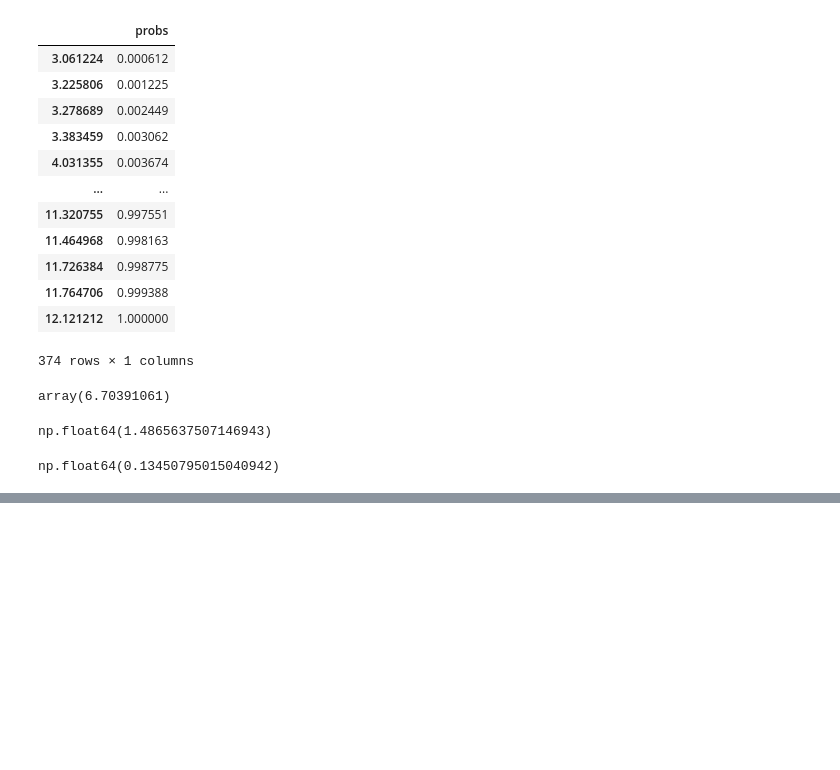
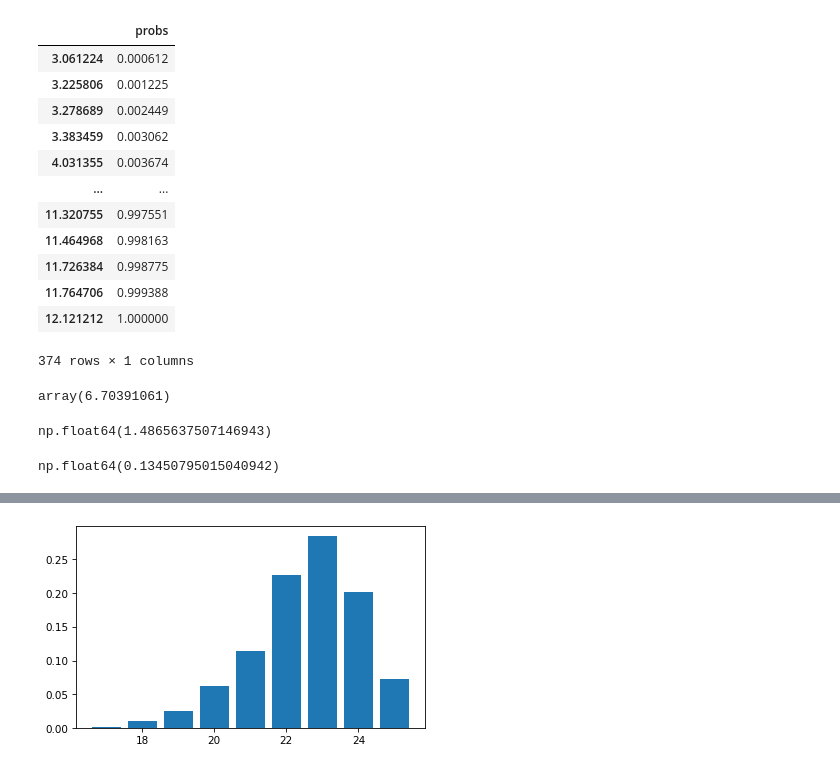
Before and after one commit to lochnes-007/EDA, a Jupyter notebook: nsfg.ipynb, the cells around one changed output, grey strips where cells are left out. Saved outputs shown, nothing was run; the diff lists cells and outputs as text; code cells hidden in the pictures; blank space fills up the shorter version.

```diff
--- a/nsfg.ipynb
+++ b/nsfg.ipynb
@@ -939,3 +936,8 @@ def qu_sk(cdf):
 qu_sk(cdf_speeds)
 # %% [output]
 np.float64(0.13450795015040942)
+# %%
+def flip(n, p):
+    choices = [1, 0]
+    probs = [p, 1 - p]
+    return np.random.choice(choices, n, p=probs)
@@ -941,0 +948,8 @@ np.float64(0.13450795015040942)
+# %%
+def simulate_round(n, p):
+    pts = flip(n, p)
+    return pts.sum()
+# %%
+n = 25
+p = 0.9
+results_sim = [simulate_round(n, p) for i in range(1000)]
@@ -941,0 +969,6 @@ np.float64(0.13450795015040942)
+# %%
+pmf_sim = Pmf.from_seq(results_sim, name="simulated")
+# %%
+pmf_sim.bar()
+# %% [output]
+[figure, added]
```
Also changed, not shown: parts of 16 cells of this notebook, 1 other file.
